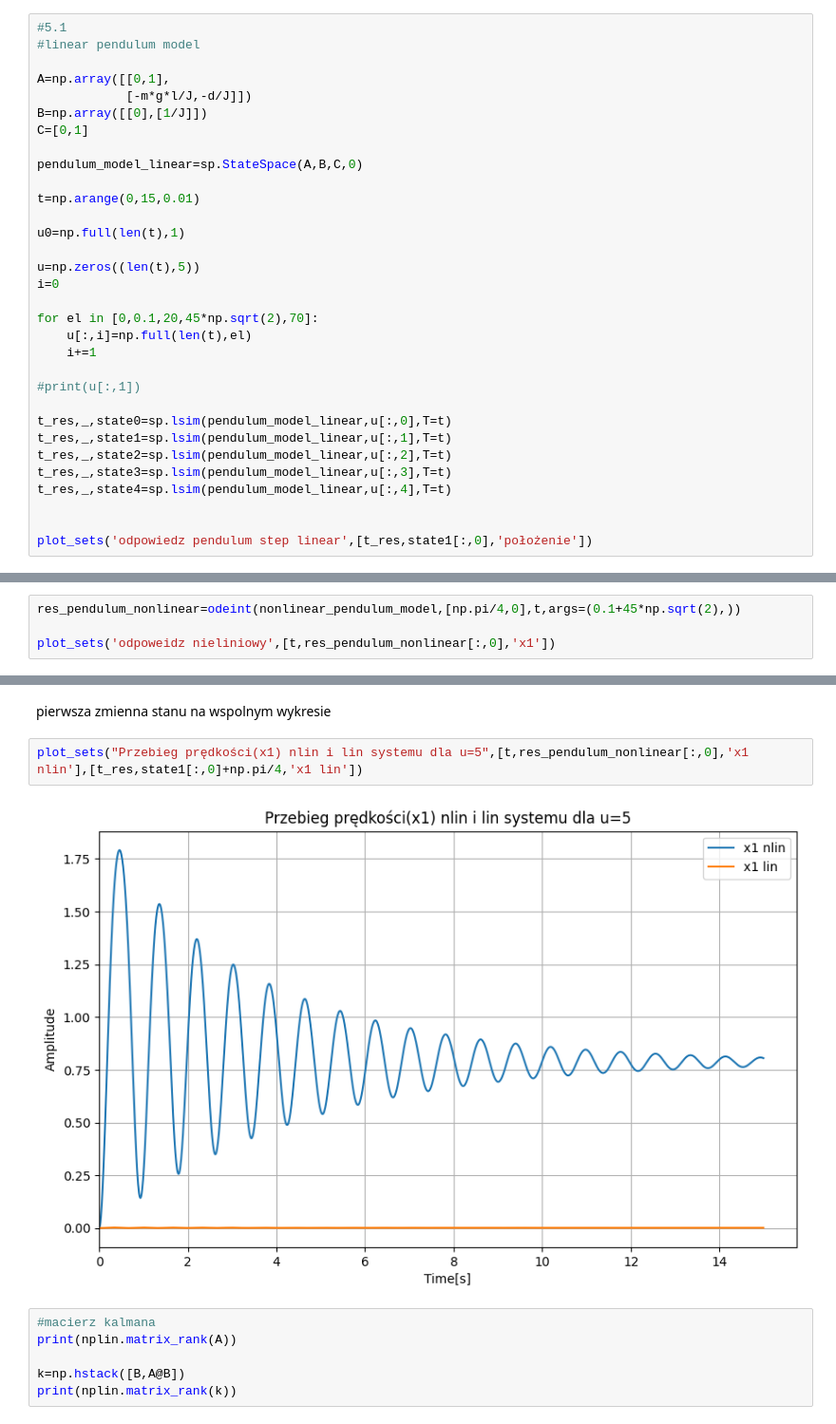
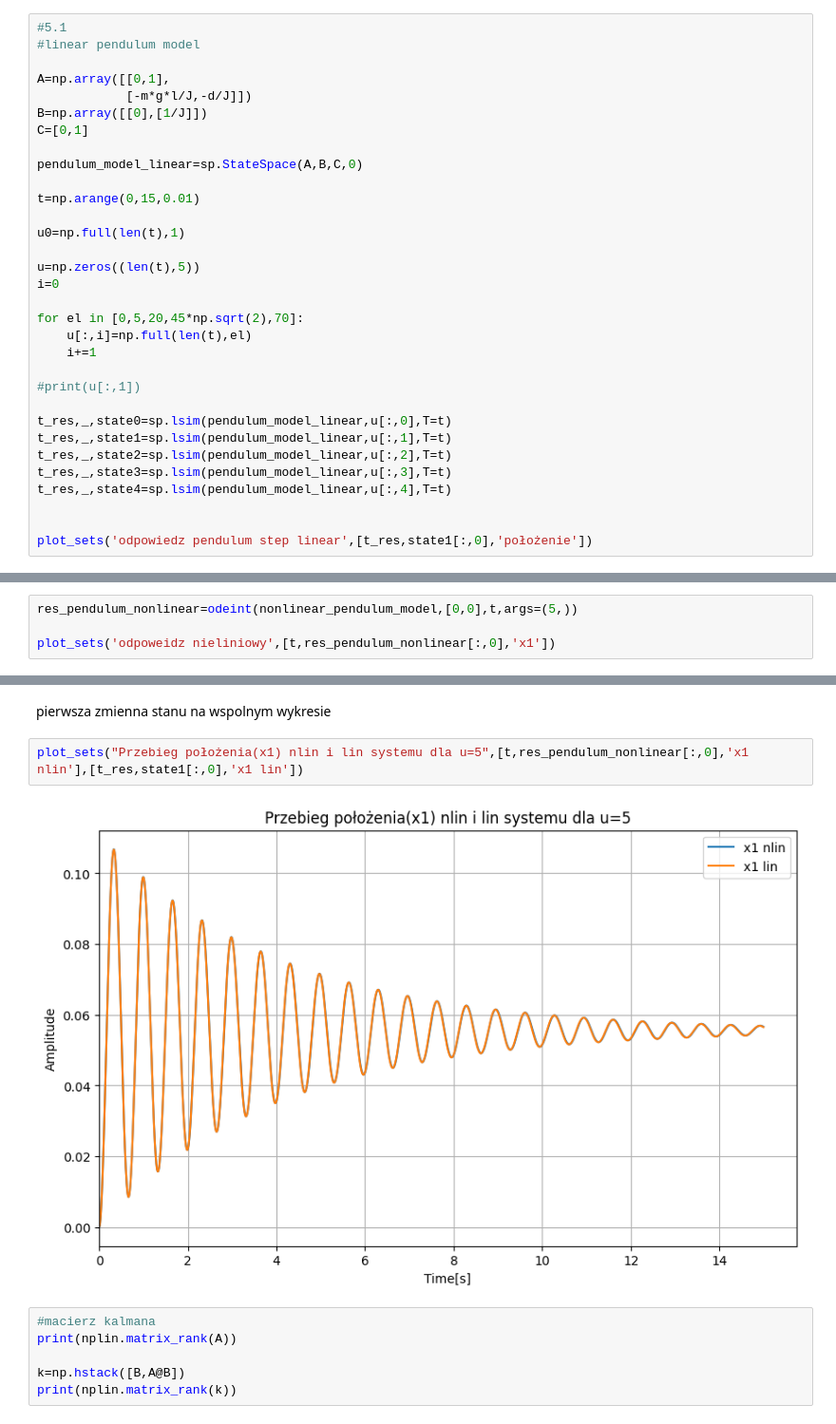
Before and after one commit to Piotr-Bednarek/ZadaniaSem5Laby, a Jupyter notebook: uso/lab10.ipynb, the cells around one changed output, grey strips where cells are left out. Shown at 95% size. Cells and saved outputs as stored; diff of their text form.

```diff
--- a/uso/lab10.ipynb
+++ b/uso/lab10.ipynb
@@ -93,7 +93,7 @@ u0=np.full(len(t),1)
 u=np.zeros((len(t),5))
 i=0
 
-for el in [0,0.1,20,45*np.sqrt(2),70]:
+for el in [0,5,20,45*np.sqrt(2),70]:
     u[:,i]=np.full(len(t),el)
     i+=1
 
@@ -122,7 +122,7 @@ def nonlinear_pendulum_model(x,t,u):
 
     return np.array([dx1,dx2])
 # %%
-res_pendulum_nonlinear=odeint(nonlinear_pendulum_model,[np.pi/4,0],t,args=(0.1+45*np.sqrt(2),))
+res_pendulum_nonlinear=odeint(nonlinear_pendulum_model,[0,0],t,args=(5,))
 
 plot_sets('odpoweidz nieliniowy',[t,res_pendulum_nonlinear[:,0],'x1'])
 # %% [output]
@@ -130,9 +130,9 @@ plot_sets('odpoweidz nieliniowy',[t,res_pendulum_nonlinear[:,0],'x1'])
 # %% [markdown]
 pierwsza zmienna stanu na wspolnym wykresie
 # %%
-plot_sets("Przebieg prędkości(x1) nlin i lin systemu dla u=5",[t,res_pendulum_nonlinear[:,0],'x1 nlin'],[t_res,state1[:,0]+np.pi/4,'x1 lin'])
+plot_sets("Przebieg położenia(x1) nlin i lin systemu dla u=5",[t,res_pendulum_nonlinear[:,0],'x1 nlin'],[t_res,state1[:,0],'x1 lin'])
 # %% [output]
-[figure, old version]
+[figure, new version]
 # %%
 #macierz kalmana
 print(nplin.matrix_rank(A))
```
Also changed, not shown: parts of 3 cells of this notebook, 3 other files.
